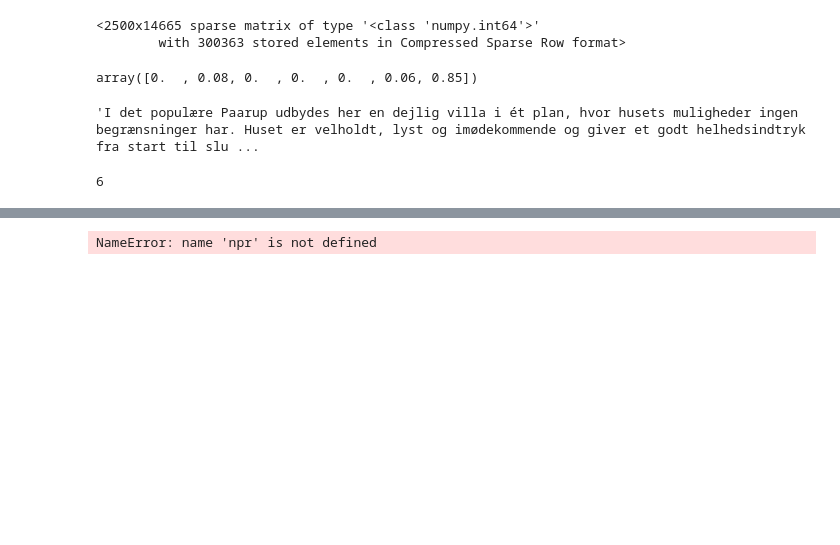
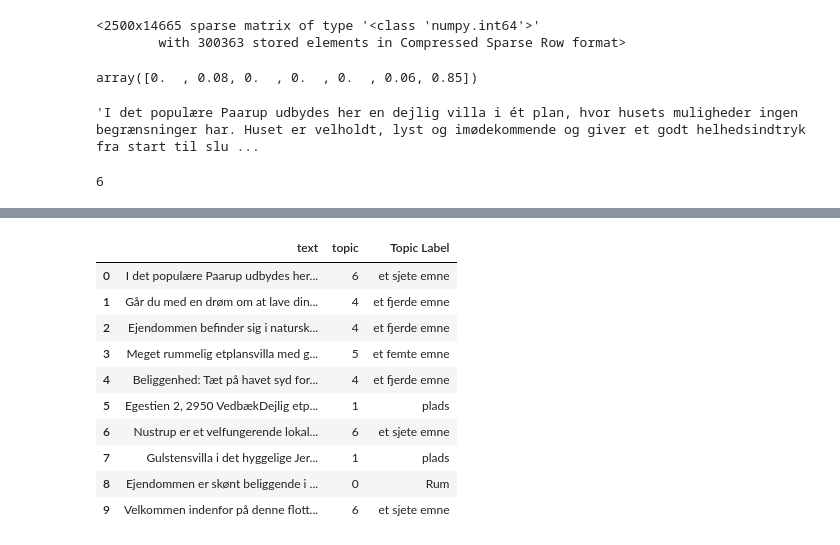
Before and after one commit to HenrikAgger/Hovedopgave, a Jupyter notebook: dataset13_newest.ipynb, the cells around one changed output, grey strips where cells are left out. Cells and saved outputs as stored; diff of their text form; code cells hidden in the pictures; blank space fills up the shorter version.

```diff
--- a/dataset13_newest.ipynb
+++ b/dataset13_newest.ipynb
@@ -1,6 +1,6 @@
 # %%
 import spacy
-nlp = spacy.load('da_core_news_sm')
+nlp = spacy.load('da_core_news_md')
 #print(nlp.Defaults.stop_words) # A set of stopwords
 
 # ',' and '.' added
@@ -10,9 +10,9 @@ nlp = spacy.load('da_core_news_sm')
 #nlp.vocab[','].is_stop
 
 # ADD STOP-WORD '.'
-#nlp.Defaults.stop_words.add('.')
-#nlp.vocab['.'].is_stop = True
-#nlp.vocab['.'].is_stop
+#nlp.Defaults.stop_words.add('ét')
+#nlp.vocab['ét'].is_stop = True
+#nlp.vocab['ét'].is_stop
 
 # REMOVE STOP-WORDS ','
 #nlp.Defaults.stop_words.remove(',')
@@ -431,5 +436,16 @@ NameError: name 'topic_results' is not defined
 # %%
-mytopic_dict = {0:'Rum',1:'plads',2:'placering',3:'et andet emne',4:'et andet emne',5:'et andet emne',6:'et andet emne'}
+mytopic_dict = {0:'Rum',1:'plads',2:'placering',3:'et tredje emne',4:'et fjerde emne',5:'et femte emne',6:'et sjete emne'}
 npr['Topic Label'] = npr['topic'].map(mytopic_dict)
+npr.head(10)
 # %% [output]
-NameError: name 'npr' is not defined
+|  | text | topic | Topic Label |
+| 0 | I det populære Paarup udbydes her... | 6 | et sjete emne |
+| 1 | Går du med en drøm om at lave din... | 4 | et fjerde emne |
+| 2 | Ejendommen befinder sig i natursk... | 4 | et fjerde emne |
+| 3 | Meget rummelig etplansvilla med g... | 5 | et femte emne |
+| 4 | Beliggenhed: Tæt på havet syd for... | 4 | et fjerde emne |
+| 5 | Egestien 2, 2950 VedbækDejlig etp... | 1 | plads |
+| 6 | Nustrup er et velfungerende lokal... | 6 | et sjete emne |
+| 7 | Gulstensvilla i det hyggelige Jer... | 1 | plads |
+| 8 | Ejendommen er skønt beliggende i ... | 0 | Rum |
+| 9 | Velkommen indenfor på denne flott... | 6 | et sjete emne |
```
Also changed, not shown: parts of 4 cells of this notebook, 3 other files.
